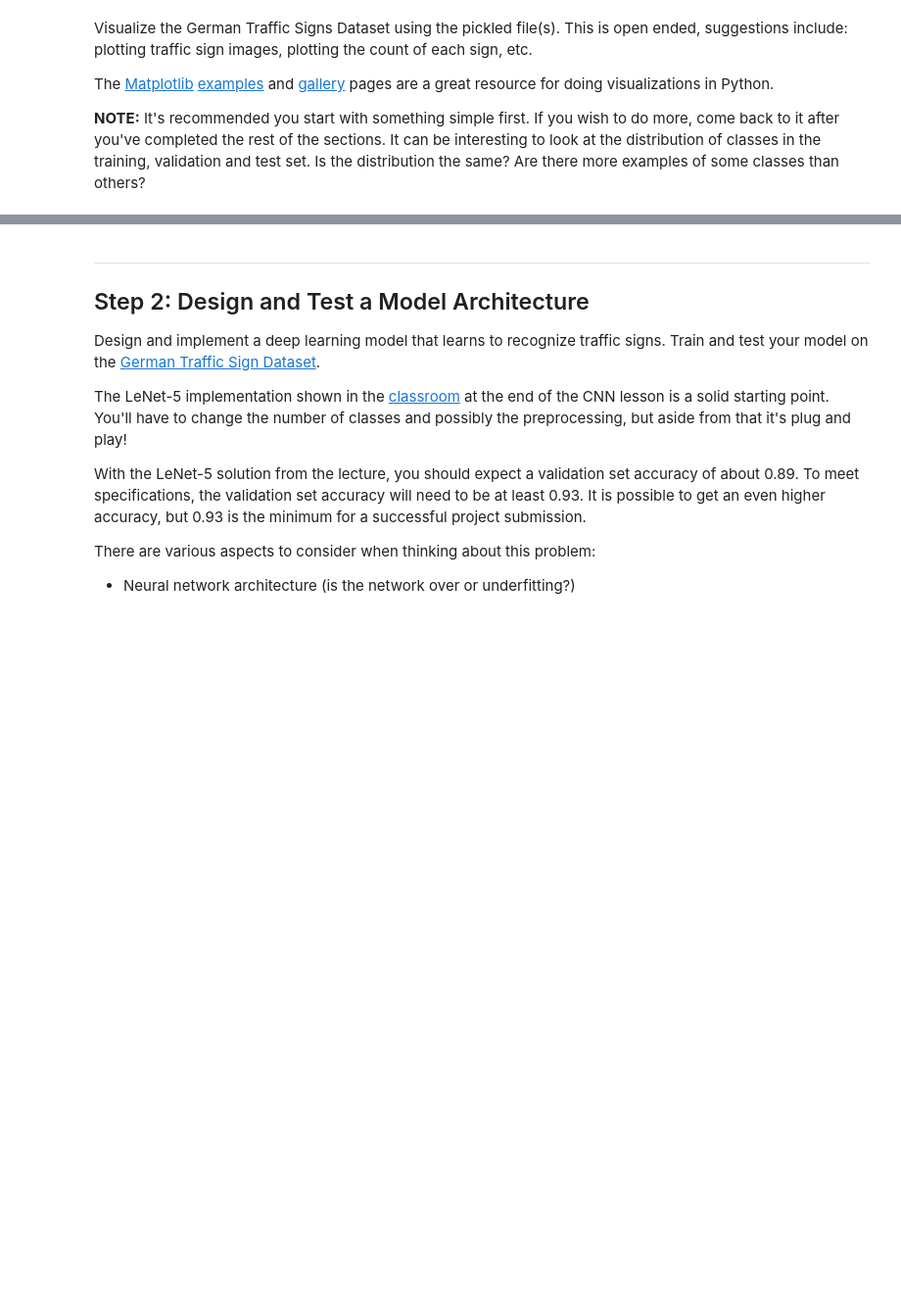
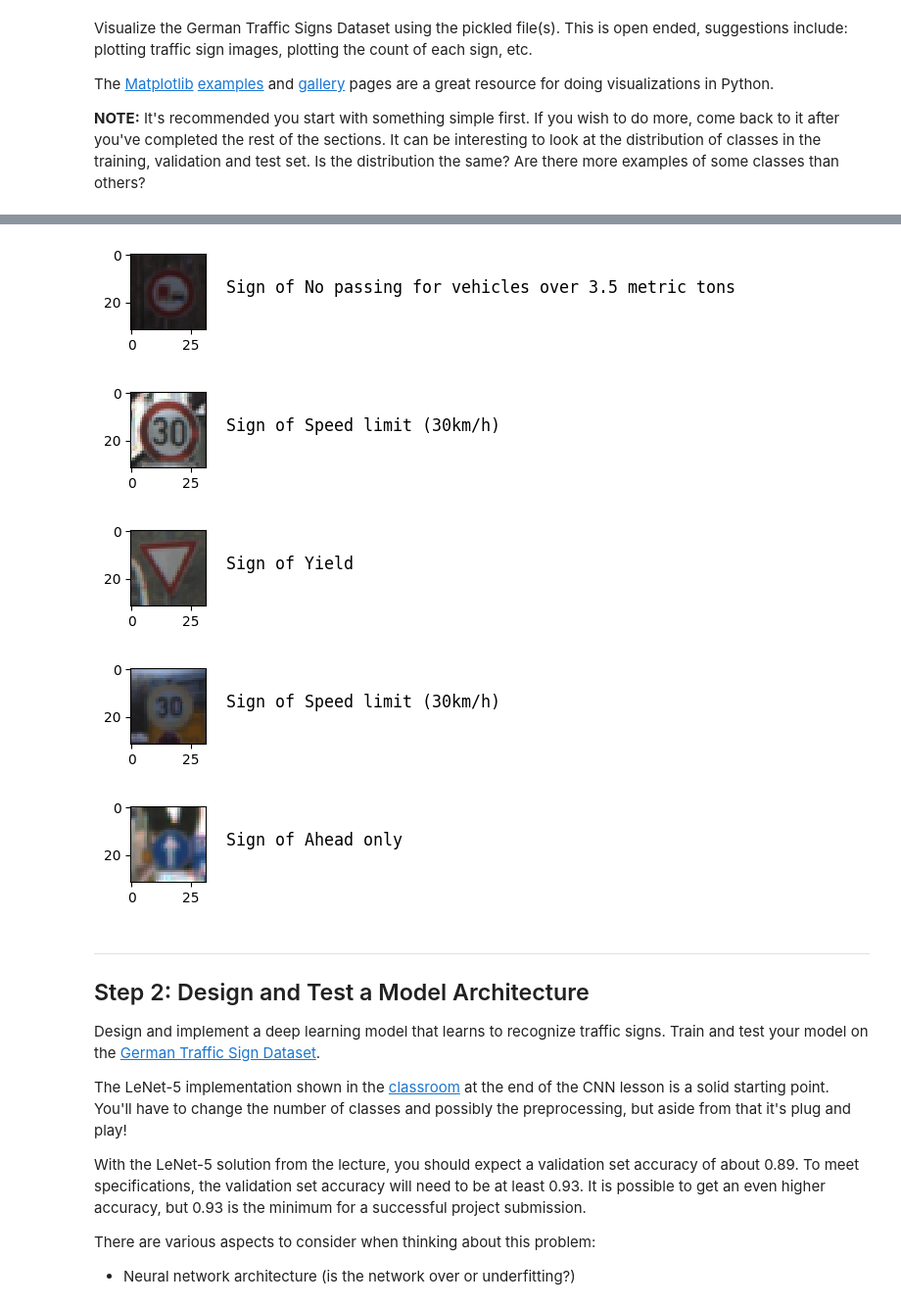
Before and after one commit to simonchu47/CarND-Traffic-Sign-Classifier-Project, a Jupyter notebook: Traffic_Sign_Classifier.ipynb, the cells around one changed output, grey strips where cells are left out. Shown at 98% size. Cells and saved outputs as stored; diff of their text form; code cells hidden in the pictures; blank space fills up the shorter version.

```diff
--- a/Traffic_Sign_Classifier.ipynb
+++ b/Traffic_Sign_Classifier.ipynb
@@ -28,6 +28,7 @@ import pickle
 training_file = './traffic-signs-data/train.p'
 validation_file='./traffic-signs-data/valid.p'
 testing_file = './traffic-signs-data/test.p'
+traffic_sign_name_file = './signnames.csv'
 
 with open(training_file, mode='rb') as f:
     train = pickle.load(f)
@@ -35,12 +36,11 @@ with open(validation_file, mode='rb') as f:
     valid = pickle.load(f)
 with open(testing_file, mode='rb') as f:
     test = pickle.load(f)
+with open(traffic_sign_name_file) as f:
+    f.readline() # Strip the header
+    items = [line.strip().split(',') for line in f]
+    traffic_sign_names = {int(t[0]): t[1] for t in items}
 
 X_train, y_train = train['features'], train['labels']
 X_valid, y_valid = valid['features'], valid['labels']
 X_test, y_test = test['features'], test['labels']
-print('X_train is {} shape'.format(X_train[0].shape))
-print('y_train is {} shape'.format(y_train[0].shape))
-print('X_train dataset has {} samples'.format(len(X_train)))
-print('y_train dataset has {} samples'.format(len(y_train)))
-print(X_train[0][0][0])
@@ -121,3 +138,18 @@ print(y_train[1000])
+# %%
+num_to_select = 5
+for item in random.sample(range(len(X_train)), num_to_select):
+    image = X_train[item].squeeze()
+    plt.figure(figsize=(1,1))
+    plt.imshow(image, cmap="gray")
+    annotation = 'Sign of %s'%traffic_sign_names[y_train[item]]
+    plt.annotate(annotation,xy=(0,0), xytext=(40,16), fontsize=12, family='monospace')
+    plt.show()
+# %% [output]
+[figure, added]
+[figure, added]
+[figure, added]
+[figure, added]
+[figure, added]
 # %% [markdown]
 ----
 
```
Also changed, not shown: parts of 21 cells of this notebook, 32 other files.
